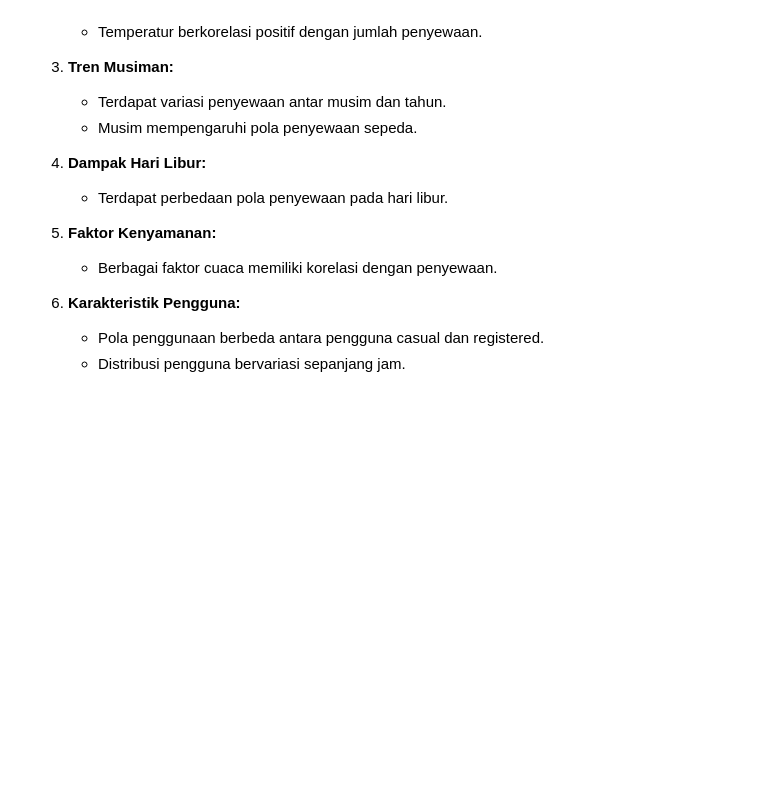
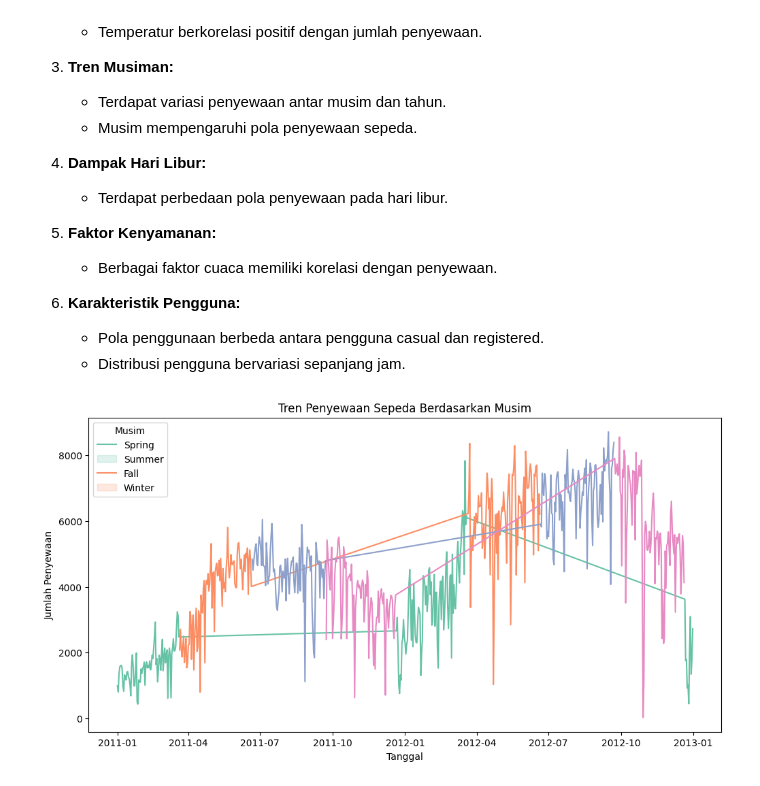
Before and after one commit to gitHUBmichael20/analisis-data-python-submissions, a Jupyter notebook: notebook.ipynb, the cells around one changed output. Drawn from its saved outputs; the diff is of its cells as text; code cells hidden in the pictures; blank space fills up the shorter version.

```diff
--- a/notebook.ipynb
+++ b/notebook.ipynb
@@ -288,3 +288,19 @@ plt.show()
 6. **Karakteristik Pengguna:**
    - Pola penggunaan berbeda antara pengguna casual dan registered.
    - Distribusi pengguna bervariasi sepanjang jam.
+# %%
+# Map season labels to numeric values first
+season_mapping = {'Spring': 1, 'Summer': 2, 'Fall': 3, 'Winter': 4}
+day_df['season'] = day_df['season'].map(season_mapping)
+
+# Visualisation code
+plt.figure(figsize=(12, 6))
+day_df['dteday'] = pd.to_datetime(day_df['dteday'])  # Ensure date is in datetime format
+sns.lineplot(data=day_df, x='dteday', y='cnt', hue=day_df['season'].astype(str), palette='Set2')
+plt.title("Tren Penyewaan Sepeda Berdasarkan Musim")
+plt.xlabel("Tanggal")
+plt.ylabel("Jumlah Penyewaan")
+plt.legend(title="Musim", labels=['Spring', 'Summer', 'Fall', 'Winter'])
+plt.show()
+# %% [output]
+[figure, added]
```
Also changed, not shown: parts of 3 cells of this notebook.
